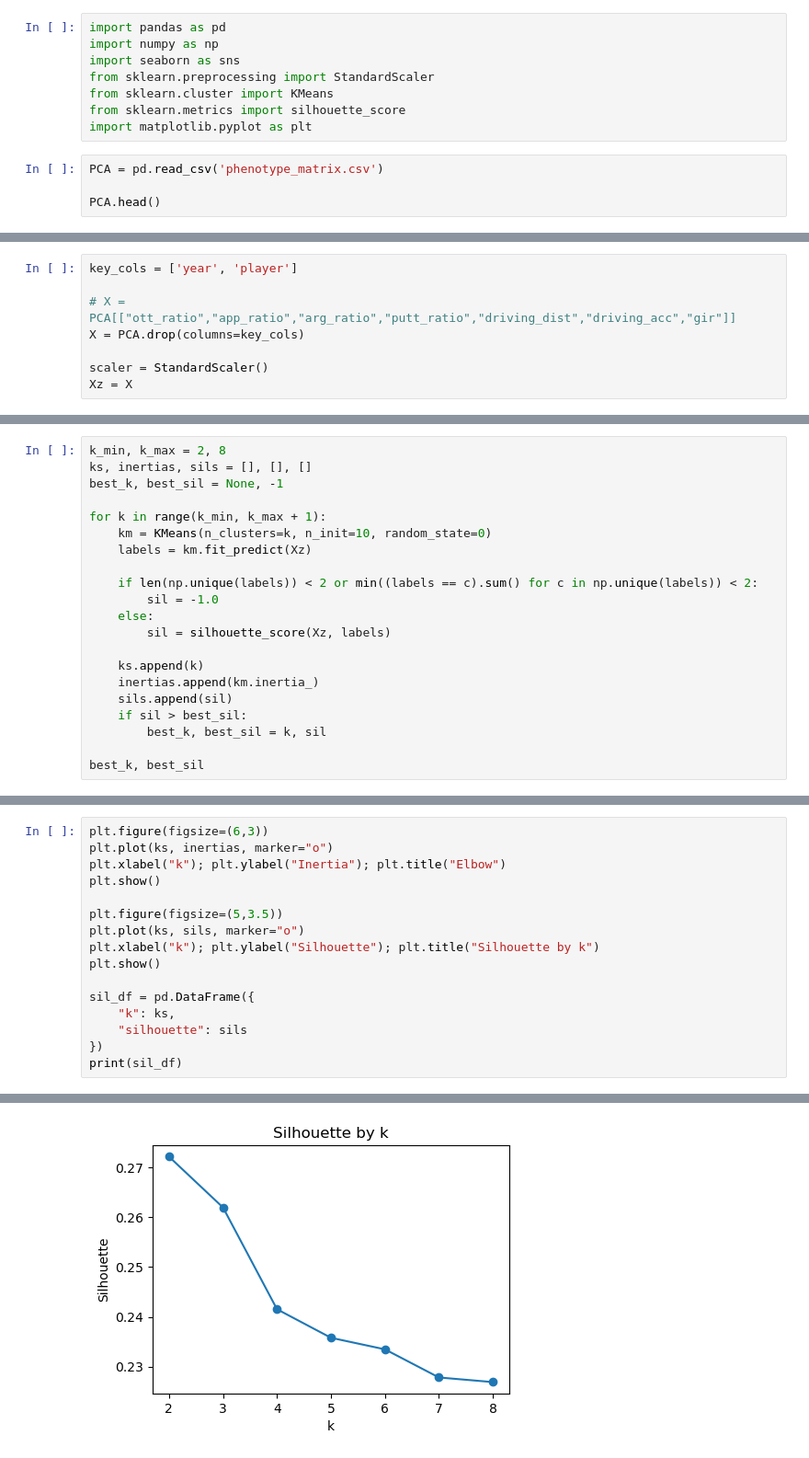
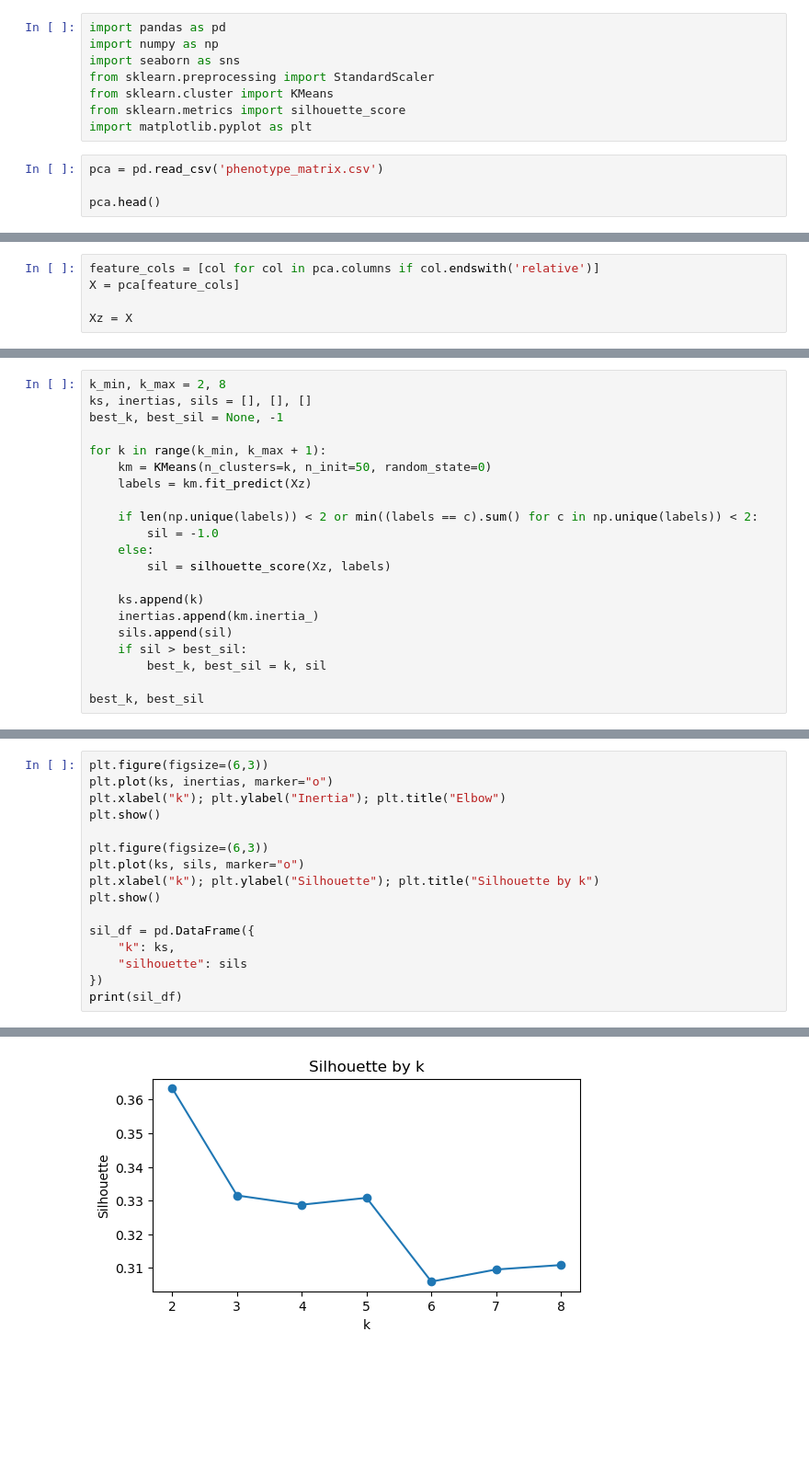
Before and after one commit to vetherton/COS497IW, a Jupyter notebook: new_data_clustering.ipynb, the cells around one changed output, grey strips where cells are left out. Shown at 92% size. Cells and saved outputs as stored; diff of their text form; blank space fills up the shorter version.

```diff
--- a/new_data_clustering.ipynb
+++ b/new_data_clustering.ipynb
@@ -7,7 +7,7 @@ from sklearn.cluster import KMeans
 from sklearn.metrics import silhouette_score
 import matplotlib.pyplot as plt
 # %%
-PCA = pd.read_csv('phenotype_matrix.csv')
+pca = pd.read_csv('phenotype_matrix.csv')
 
-PCA.head()
+pca.head()
 # %% [output]
@@ -37,8 +40,5 @@ memory usage: 112.7+ KB
 # %%
-key_cols = ['year', 'player']
+feature_cols = [col for col in pca.columns if col.endswith('relative')]
+X = pca[feature_cols]
 
-# X = PCA[["ott_ratio","app_ratio","arg_ratio","putt_ratio","driving_dist","driving_acc","gir"]]
-X = PCA.drop(columns=key_cols)
-
-scaler = StandardScaler()
 Xz = X
@@ -48,7 +66,7 @@ ks, inertias, sils = [], [], []
 best_k, best_sil = None, -1
 
 for k in range(k_min, k_max + 1):
-    km = KMeans(n_clusters=k, n_init=10, random_state=0)
+    km = KMeans(n_clusters=k, n_init=50, random_state=0)
     labels = km.fit_predict(Xz)
 
     if len(np.unique(labels)) < 2 or min((labels == c).sum() for c in np.unique(labels)) < 2:
@@ -71,7 +89,7 @@ plt.plot(ks, inertias, marker="o")
 plt.xlabel("k"); plt.ylabel("Inertia"); plt.title("Elbow")
 plt.show()
 
-plt.figure(figsize=(5,3.5))
+plt.figure(figsize=(6,3))
 plt.plot(ks, sils, marker="o")
 plt.xlabel("k"); plt.ylabel("Silhouette"); plt.title("Silhouette by k")
 plt.show()
@@ -86,2 +104,2 @@ print(sil_df)
-[figure, old version]
+[figure, new version]
    k  silhouette
```
Also changed, not shown: parts of 36 cells of this notebook, 3 other files.
